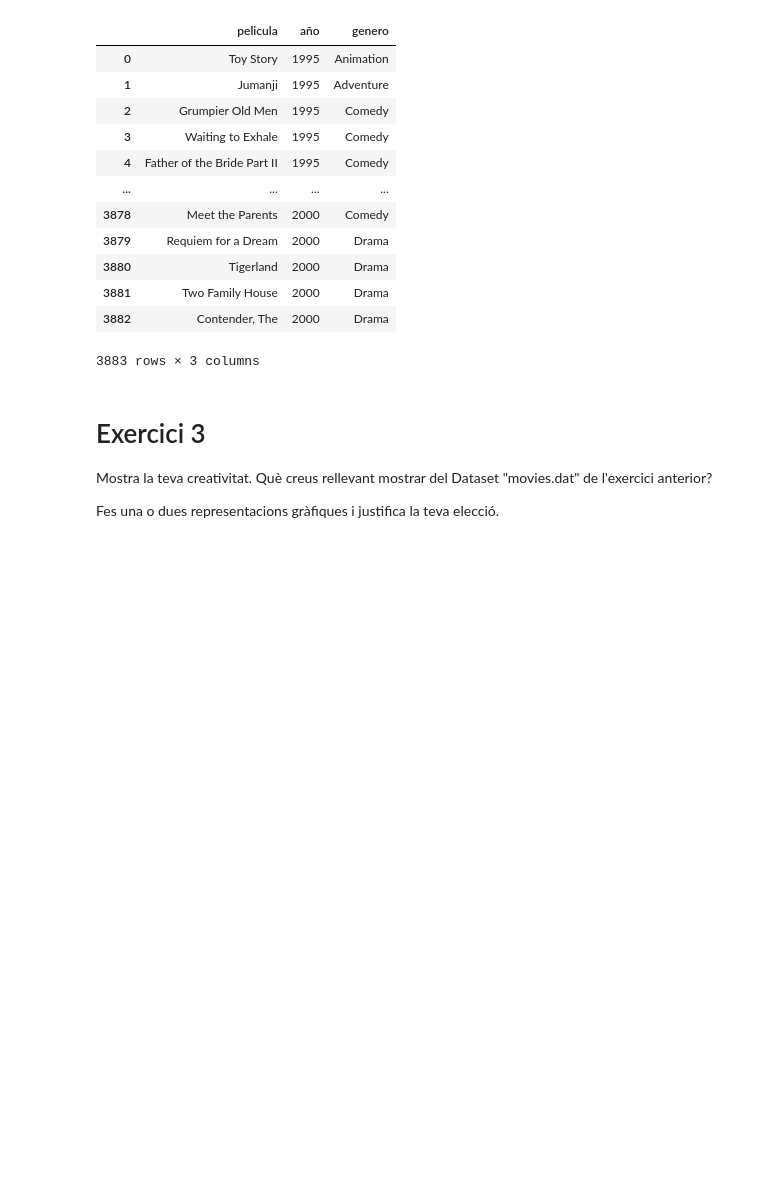
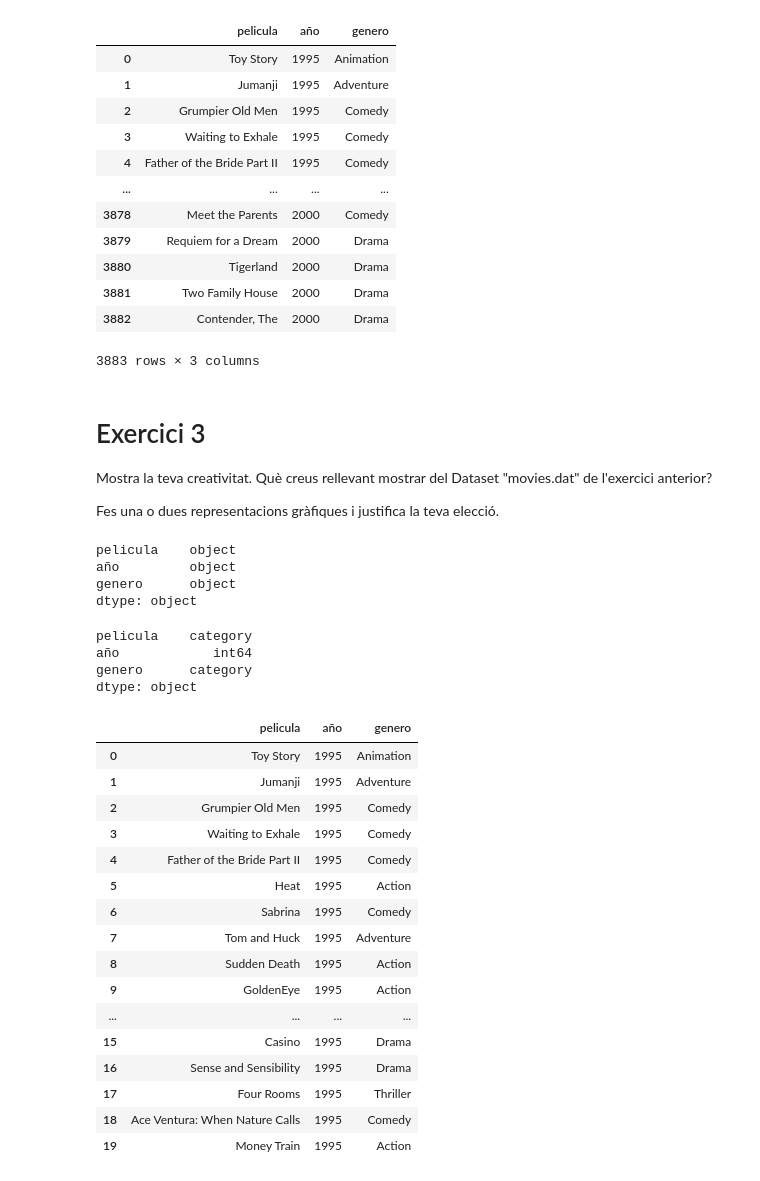
Before and after one commit to analopez-datascience/visualitzacio_grafica_de_multiples_variables, a Jupyter notebook: Sprint 4 - Ejercicios 2 y 3.ipynb, the cells around one changed output. Drawn from its saved outputs; the diff is of its cells as text; code cells hidden in the pictures; blank space fills up the shorter version.

```diff
--- a/Sprint 4 - Ejercicios 2 y 3.ipynb
+++ b/Sprint 4 - Ejercicios 2 y 3.ipynb
@@ -147,3 +147,10 @@ df_movies
 Mostra la teva creativitat. Què creus rellevant mostrar del Dataset "movies.dat" de l'exercici anterior?
 
 Fes una o dues representacions gràfiques i justifica la teva elecció.
+# %%
+df_movies.dtypes
+# %% [output]
+pelicula    object
+año         object
+genero      object
+dtype: object
@@ -149,0 +162,27 @@ Fes una o dues representacions gràfiques i justifica la teva elecció.
+# %%
+df_movies.dtypes
+# %% [output]
+pelicula    category
+año            int64
+genero      category
+dtype: object
+# %%
+df_movies.head(20)
+# %% [output]
+|  | pelicula | año | genero |
+| 0 | Toy Story | 1995 | Animation |
+| 1 | Jumanji | 1995 | Adventure |
+| 2 | Grumpier Old Men | 1995 | Comedy |
+| 3 | Waiting to Exhale | 1995 | Comedy |
+| 4 | Father of the Bride Part II | 1995 | Comedy |
+| 5 | Heat | 1995 | Action |
+| 6 | Sabrina | 1995 | Comedy |
+| 7 | Tom and Huck | 1995 | Adventure |
+| 8 | Sudden Death | 1995 | Action |
+| 9 | GoldenEye | 1995 | Action |
+| ... | ... | ... | ... |
+| 15 | Casino | 1995 | Drama |
+| 16 | Sense and Sensibility | 1995 | Drama |
+| 17 | Four Rooms | 1995 | Thriller |
+| 18 | Ace Ventura: When Nature Calls | 1995 | Comedy |
+| 19 | Money Train | 1995 | Action |
```
Also changed, not shown: parts of 8 cells of this notebook.
